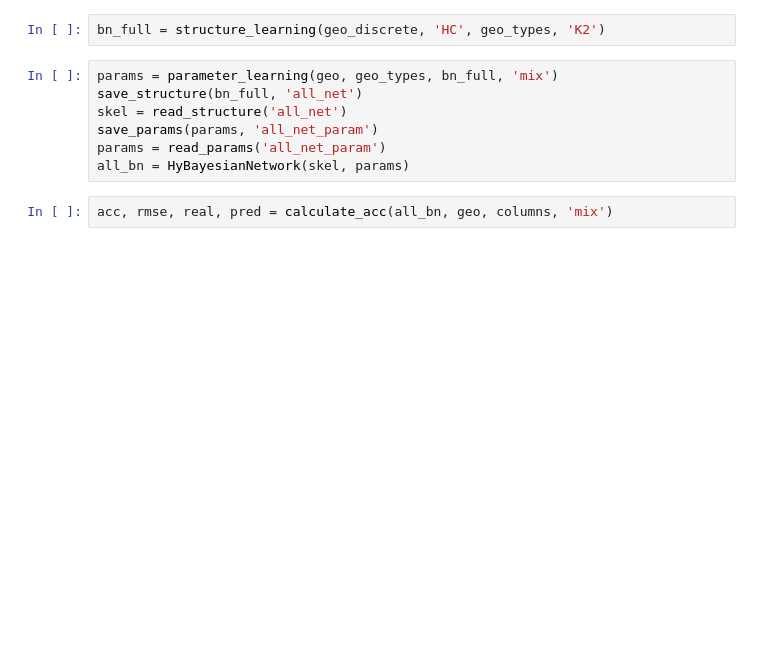
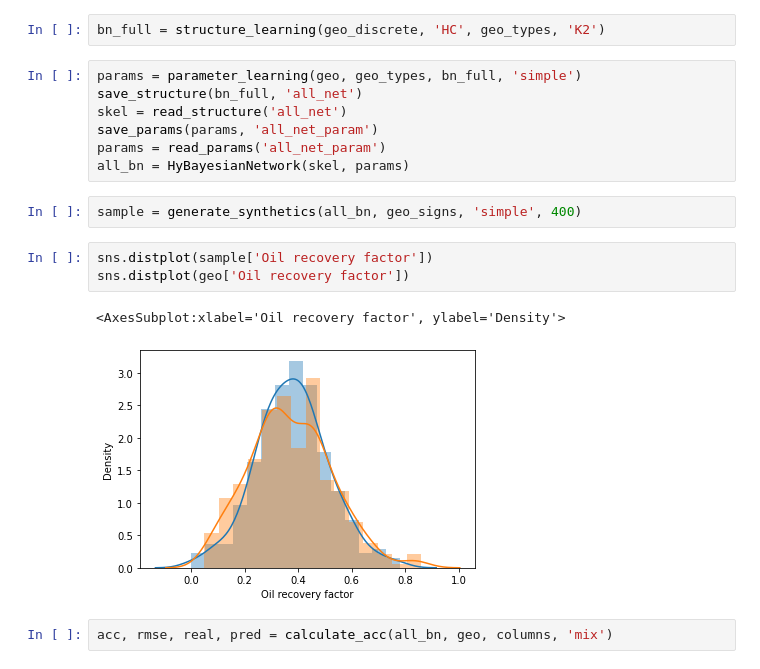
Before and after one commit to aimclub/BAMT, a Jupyter notebook: experiments/analogs_analysis.ipynb, the cells around one changed output. Saved outputs shown, nothing was run; the diff lists cells and outputs as text; blank space fills up the shorter version.

Commit message:
update function for draw histogram

```diff
--- a/experiments/analogs_analysis.ipynb
+++ b/experiments/analogs_analysis.ipynb
@@ -82,12 +82,20 @@ sns.distplot(geo_coded['Period'], kde=False)
 # %%
 bn_full = structure_learning(geo_discrete, 'HC', geo_types, 'K2')
 # %%
-params = parameter_learning(geo, geo_types, bn_full, 'mix')
+params = parameter_learning(geo, geo_types, bn_full, 'simple')
 save_structure(bn_full, 'all_net')
 skel = read_structure('all_net')
 save_params(params, 'all_net_param')
 params = read_params('all_net_param')
 all_bn = HyBayesianNetwork(skel, params)
+# %%
+sample = generate_synthetics(all_bn, geo_signs, 'simple', 400)
+# %%
+sns.distplot(sample['Oil recovery factor'])
+sns.distplot(geo['Oil recovery factor'])
+# %% [output]
+<AxesSubplot:xlabel='Oil recovery factor', ylabel='Density'>
+[figure, added]
 # %%
 acc, rmse, real, pred = calculate_acc(all_bn, geo, columns, 'mix')
 # %%
```
Also changed, not shown: 4 other files.
